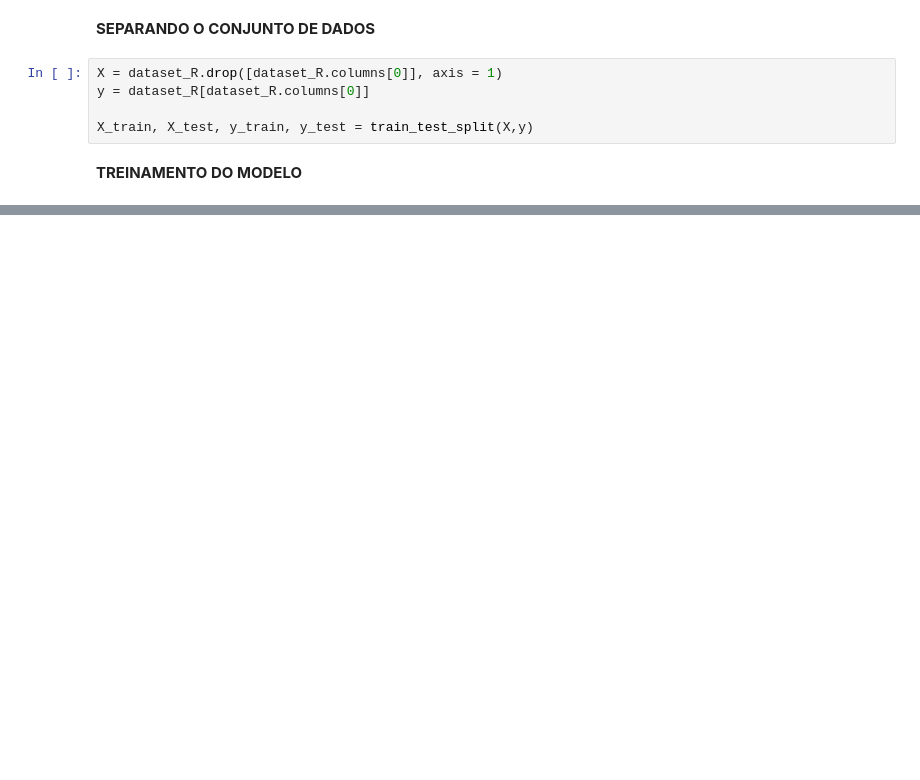
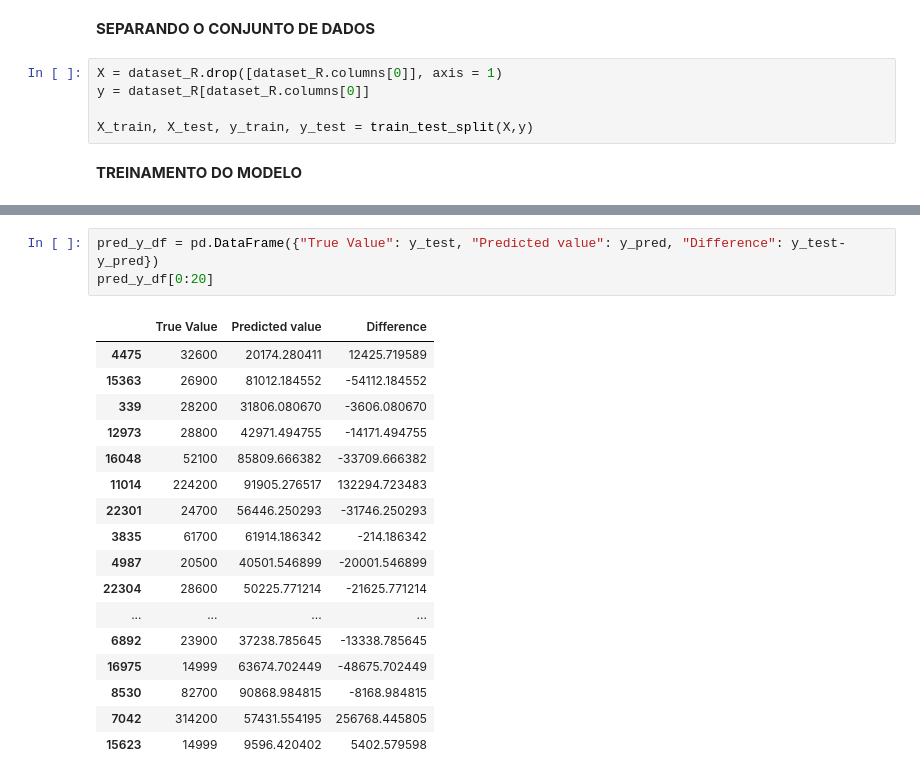
Before and after one commit to JusciAvelino/Monitoria-MPD1, a Jupyter notebook: 02_Regressão_Linear_e_Logística.ipynb, the cells around one changed output, grey strips where cells are left out. Drawn from its saved outputs; the diff is of its cells as text; blank space fills up the shorter version.

```diff
--- a/02_Regressão_Linear_e_Logística.ipynb
+++ b/02_Regressão_Linear_e_Logística.ipynb
@@ -93,0 +119,21 @@ print(mean_squared_error(y_test, y_pred))
+# %%
+pred_y_df = pd.DataFrame({"True Value": y_test, "Predicted value": y_pred, "Difference": y_test-y_pred})
+pred_y_df[0:20]
+# %% [output]
+|  | True Value | Predicted value | Difference |
+| 4475 | 32600 | 20174.280411 | 12425.719589 |
+| 15363 | 26900 | 81012.184552 | -54112.184552 |
+| 339 | 28200 | 31806.080670 | -3606.080670 |
+| 12973 | 28800 | 42971.494755 | -14171.494755 |
+| 16048 | 52100 | 85809.666382 | -33709.666382 |
+| 11014 | 224200 | 91905.276517 | 132294.723483 |
+| 22301 | 24700 | 56446.250293 | -31746.250293 |
+| 3835 | 61700 | 61914.186342 | -214.186342 |
+| 4987 | 20500 | 40501.546899 | -20001.546899 |
+| 22304 | 28600 | 50225.771214 | -21625.771214 |
+| ... | ... | ... | ... |
+| 6892 | 23900 | 37238.785645 | -13338.785645 |
+| 16975 | 14999 | 63674.702449 | -48675.702449 |
+| 8530 | 82700 | 90868.984815 | -8168.984815 |
+| 7042 | 314200 | 57431.554195 | 256768.445805 |
+| 15623 | 14999 | 9596.420402 | 5402.579598 |
```
Also changed, not shown: parts of 5 cells of this notebook.
